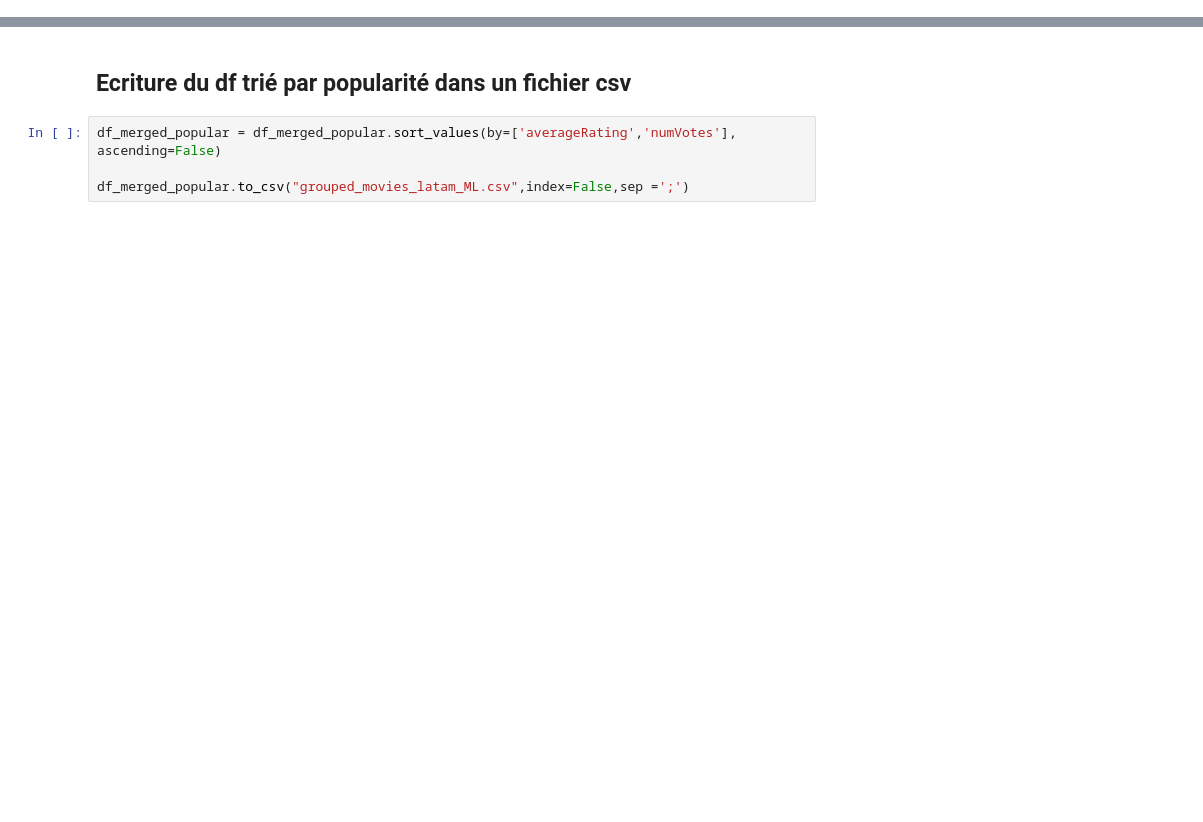
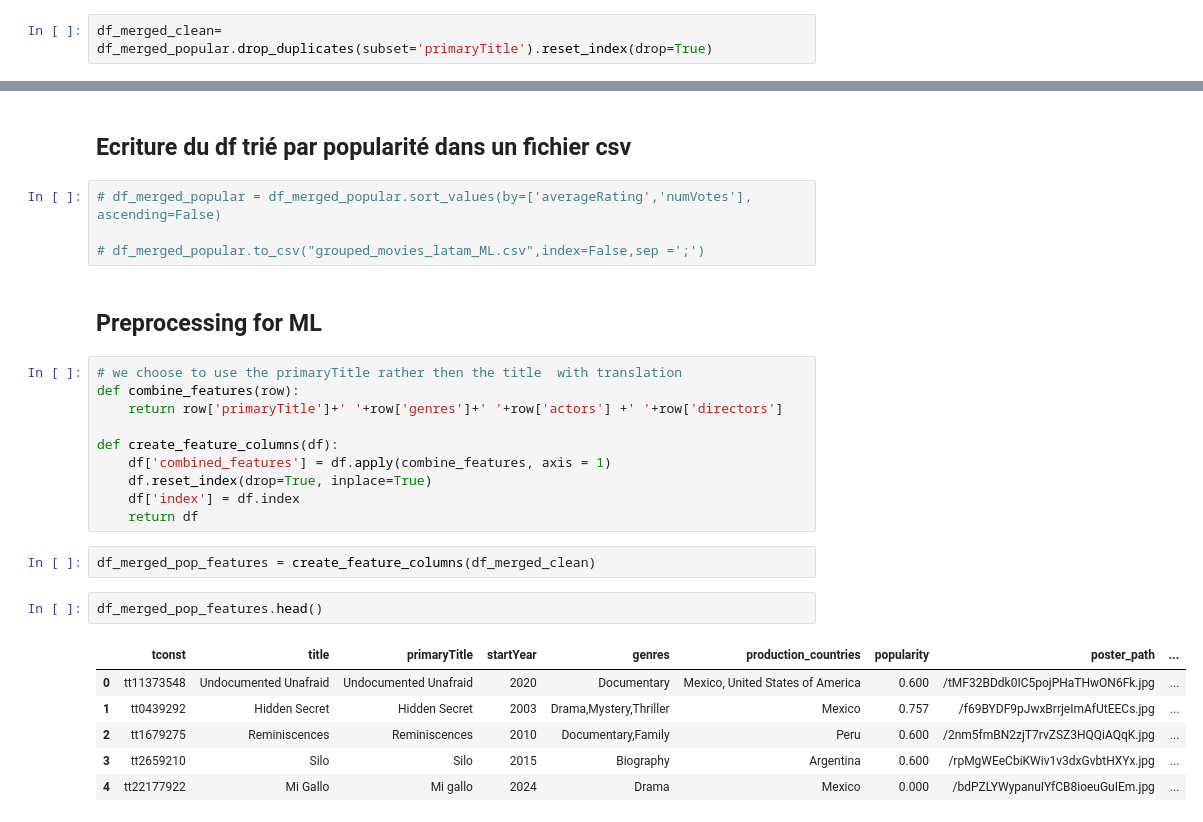
Before and after one commit to peggia/imdb-movies, a Jupyter notebook: movies_data_collection.ipynb, the cells around one changed output, grey strips where cells are left out. Saved outputs shown, nothing was run; the diff lists cells and outputs as text; blank space fills up the shorter version.

```diff
--- a/movies_data_collection.ipynb
+++ b/movies_data_collection.ipynb
@@ -668,0 +776,2 @@ None
+# %%
+df_merged_clean= df_merged_popular.drop_duplicates(subset='primaryTitle').reset_index(drop=True)
@@ -669,6 +798,29 @@ None
 # %% [markdown]
 ## Ecriture du df trié par popularité dans un fichier csv
 # %%
-df_merged_popular = df_merged_popular.sort_values(by=['averageRating','numVotes'], ascending=False)
+# df_merged_popular = df_merged_popular.sort_values(by=['averageRating','numVotes'], ascending=False)
 
-df_merged_popular.to_csv("grouped_movies_latam_ML.csv",index=False,sep =';')
+# df_merged_popular.to_csv("grouped_movies_latam_ML.csv",index=False,sep =';')
+# %% [markdown]
+## Preprocessing for ML
+# %%
+# we choose to use the primaryTitle rather then the title  with translation
+def combine_features(row):
+    return row['primaryTitle']+' '+row['genres']+' '+row['actors'] +' '+row['directors']
+
+def create_feature_columns(df):
+    df['combined_features'] = df.apply(combine_features, axis = 1)
+    df.reset_index(drop=True, inplace=True)
+    df['index'] = df.index
+    return df
+# %%
+df_merged_pop_features = create_feature_columns(df_merged_clean)
+# %%
+df_merged_pop_features.head()
+# %% [output]
+|  | tconst | title | primaryTitle | startYear | genres | production_countries | popularity | poster_path | ... |
+| 0 | tt11373548 | Undocumented Unafraid | Undocumented Unafraid | 2020 | Documentary | Mexico, United States of America | 0.600 | /tMF32BDdk0IC5pojPHaTHwON6Fk.jpg | ... |
+| 1 | tt0439292 | Hidden Secret | Hidden Secret | 2003 | Drama,Mystery,Thriller | Mexico | 0.757 | /f69BYDF9pJwxBrrjeImAfUtEECs.jpg | ... |
+| 2 | tt1679275 | Reminiscences | Reminiscences | 2010 | Documentary,Family | Peru | 0.600 | /2nm5fmBN2zjT7rvZSZ3HQQiAQqK.jpg | ... |
+| 3 | tt2659210 | Silo | Silo | 2015 | Biography | Argentina | 0.600 | /rpMgWEeCbiKWiv1v3dxGvbtHXYx.jpg | ... |
+| 4 | tt22177922 | Mi Gallo | Mi gallo | 2024 | Drama | Mexico | 0.000 | /bdPZLYWypanuIYfCB8ioeuGuIEm.jpg | ... |
```
Also changed, not shown: parts of 29 cells of this notebook.
